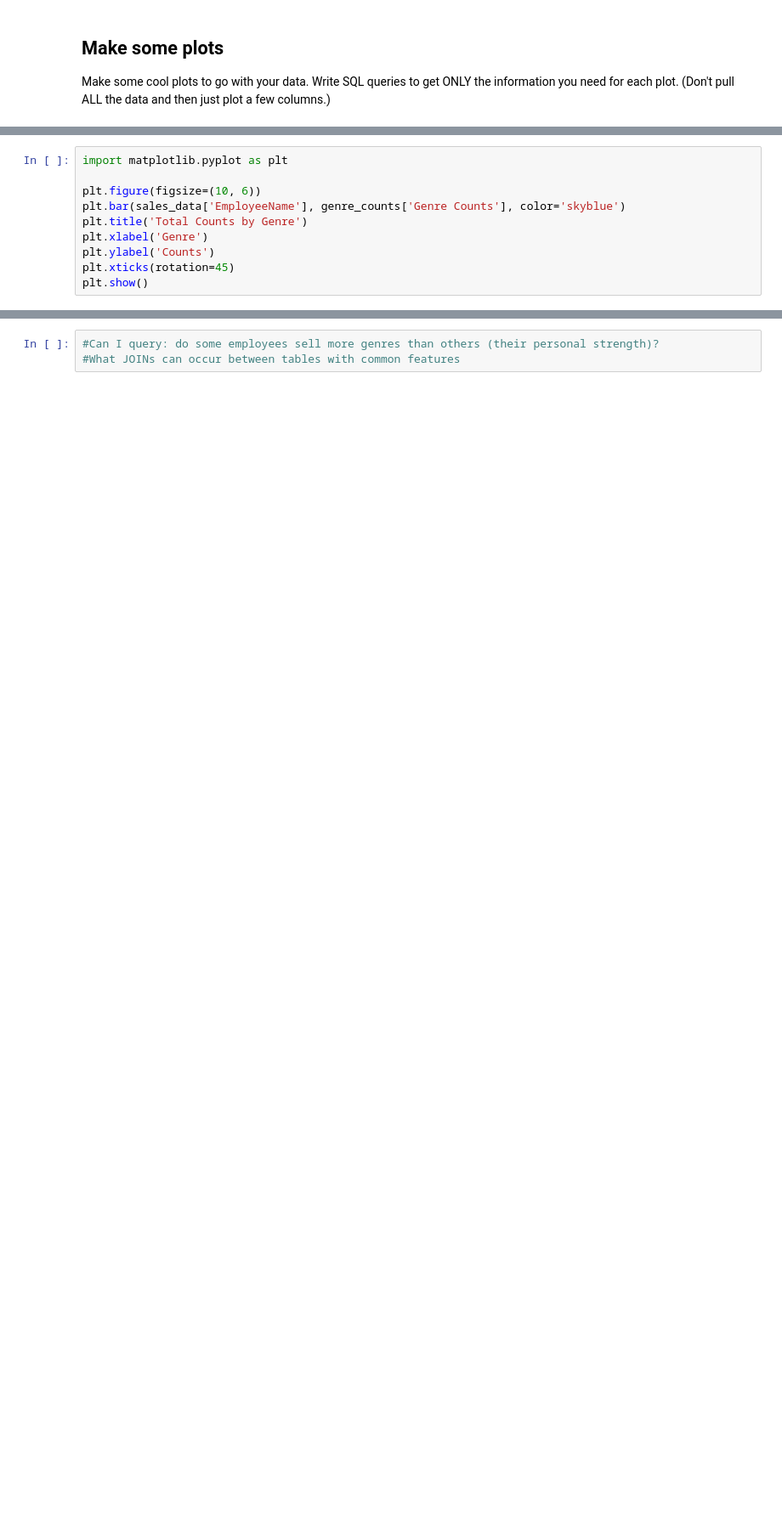
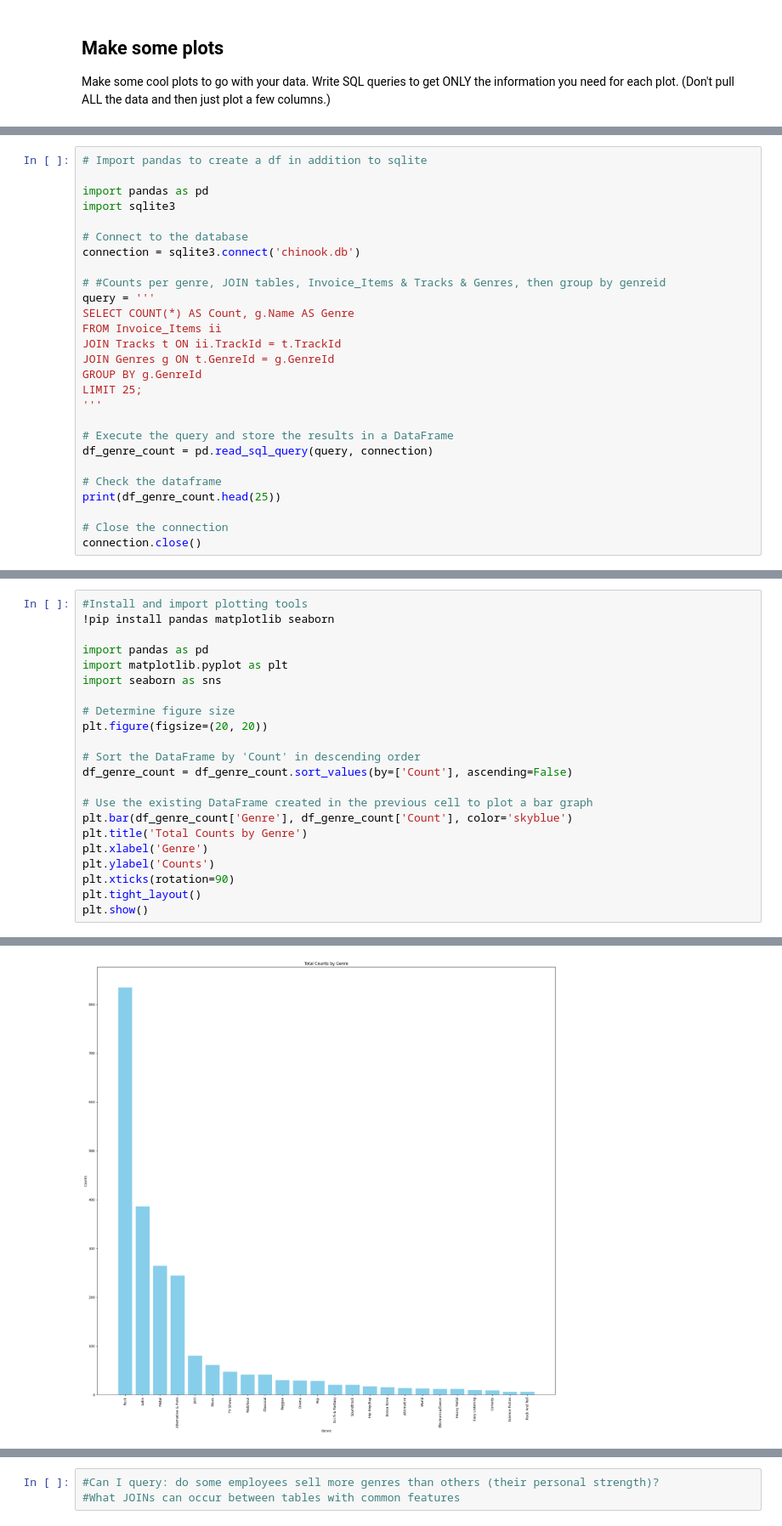
Before and after one commit to DrMelissaFranklin/DrMelissaFranklin, a Jupyter notebook: Mel_SQL_1_Chinook_project.ipynb, the cells around one changed output, grey strips where cells are left out. Shown at 85% size. Saved outputs shown, nothing was run; the diff lists cells and outputs as text; blank space fills up the shorter version.

```diff
--- a/Mel_SQL_1_Chinook_project.ipynb
+++ b/Mel_SQL_1_Chinook_project.ipynb
@@ -638,0 +612,27 @@ SyntaxError: invalid syntax (<ipython-input-45-28e055506793>, line 12)
+# %%
+# Import pandas to create a df in addition to sqlite
+
+import pandas as pd
+import sqlite3
+
+# Connect to the database
+connection = sqlite3.connect('chinook.db')
+
+# #Counts per genre, JOIN tables, Invoice_Items & Tracks & Genres, then group by genreid
+query = '''
+SELECT COUNT(*) AS Count, g.Name AS Genre
+FROM Invoice_Items ii
+JOIN Tracks t ON ii.TrackId = t.TrackId
+JOIN Genres g ON t.GenreId = g.GenreId
+GROUP BY g.GenreId
+LIMIT 25;
+'''
+
+# Execute the query and store the results in a DataFrame
+df_genre_count = pd.read_sql_query(query, connection)
+
+# Check the dataframe
+print(df_genre_count.head(25))
+
+# Close the connection
+connection.close()
@@ -639,11 +659,23 @@ SyntaxError: invalid syntax (<ipython-input-45-28e055506793>, line 12)
 # %%
+#Install and import plotting tools
+!pip install pandas matplotlib seaborn
+
+import pandas as pd
 import matplotlib.pyplot as plt
+import seaborn as sns
 
-plt.figure(figsize=(10, 6))
-plt.bar(sales_data['EmployeeName'], genre_counts['Genre Counts'], color='skyblue')
+# Determine figure size
+plt.figure(figsize=(20, 20))
+
+# Sort the DataFrame by 'Count' in descending order
+df_genre_count = df_genre_count.sort_values(by=['Count'], ascending=False)
+
+# Use the existing DataFrame created in the previous cell to plot a bar graph
+plt.bar(df_genre_count['Genre'], df_genre_count['Count'], color='skyblue')
 plt.title('Total Counts by Genre')
 plt.xlabel('Genre')
 plt.ylabel('Counts')
-plt.xticks(rotation=45)
+plt.xticks(rotation=90)
+plt.tight_layout()
 plt.show()
 # %% [output]
@@ -651,0 +697 @@ NameError: name 'sales_data' is not defined
+[figure, added]
```
Also changed, not shown: parts of 16 cells of this notebook.
